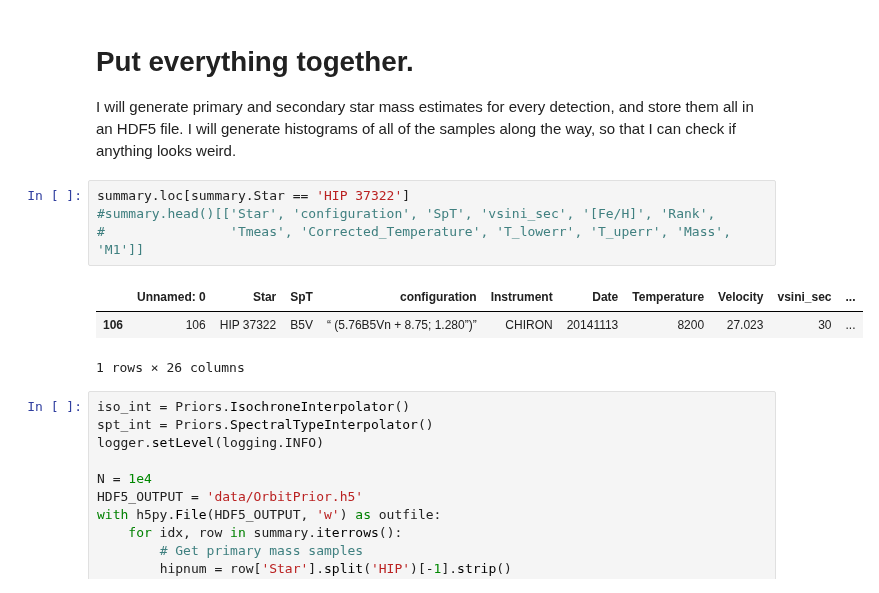
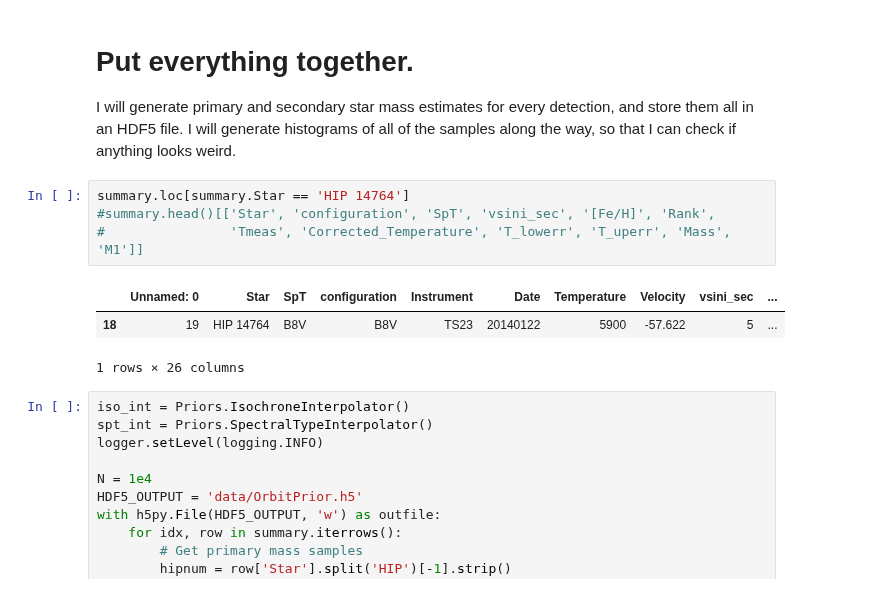
Before and after one commit to kgullikson88/BinaryInference, a Jupyter notebook: MassRatioPriors.ipynb, the cells around one changed output. Drawn from its saved outputs; the diff is of its cells as text.

```diff
--- a/MassRatioPriors.ipynb
+++ b/MassRatioPriors.ipynb
@@ -191,12 +209,12 @@ leg = plt.legend(loc='best', fancybox=True)
 # Put everything together.
 I will generate primary and secondary star mass estimates for every detection, and store them all in an HDF5 file. I will generate histograms of all of the samples along the way, so that I can check if anything looks weird.
 # %%
-summary.loc[summary.Star == 'HIP 37322']
+summary.loc[summary.Star == 'HIP 14764']
 #summary.head()[['Star', 'configuration', 'SpT', 'vsini_sec', '[Fe/H]', 'Rank',
 #                'Tmeas', 'Corrected_Temperature', 'T_lowerr', 'T_uperr', 'Mass', 'M1']]
 # %% [output]
 |  | Unnamed: 0 | Star | SpT | configuration | Instrument | Date | Temperature | Velocity | vsini_sec | ... |
-| 106 | 106 | HIP 37322 | B5V | “ (5.76B5Vn + 8.75; 1.280”)” | CHIRON | 20141113 | 8200 | 27.023 | 30 | ... |
+| 18 | 19 | HIP 14764 | B8V | B8V | TS23 | 20140122 | 5900 | -57.622 | 5 | ... |
 1 rows × 26 columns
 # %%
 iso_int = Priors.IsochroneInterpolator()
```
Also changed, not shown: parts of 5 cells of this notebook, 4 other files.
